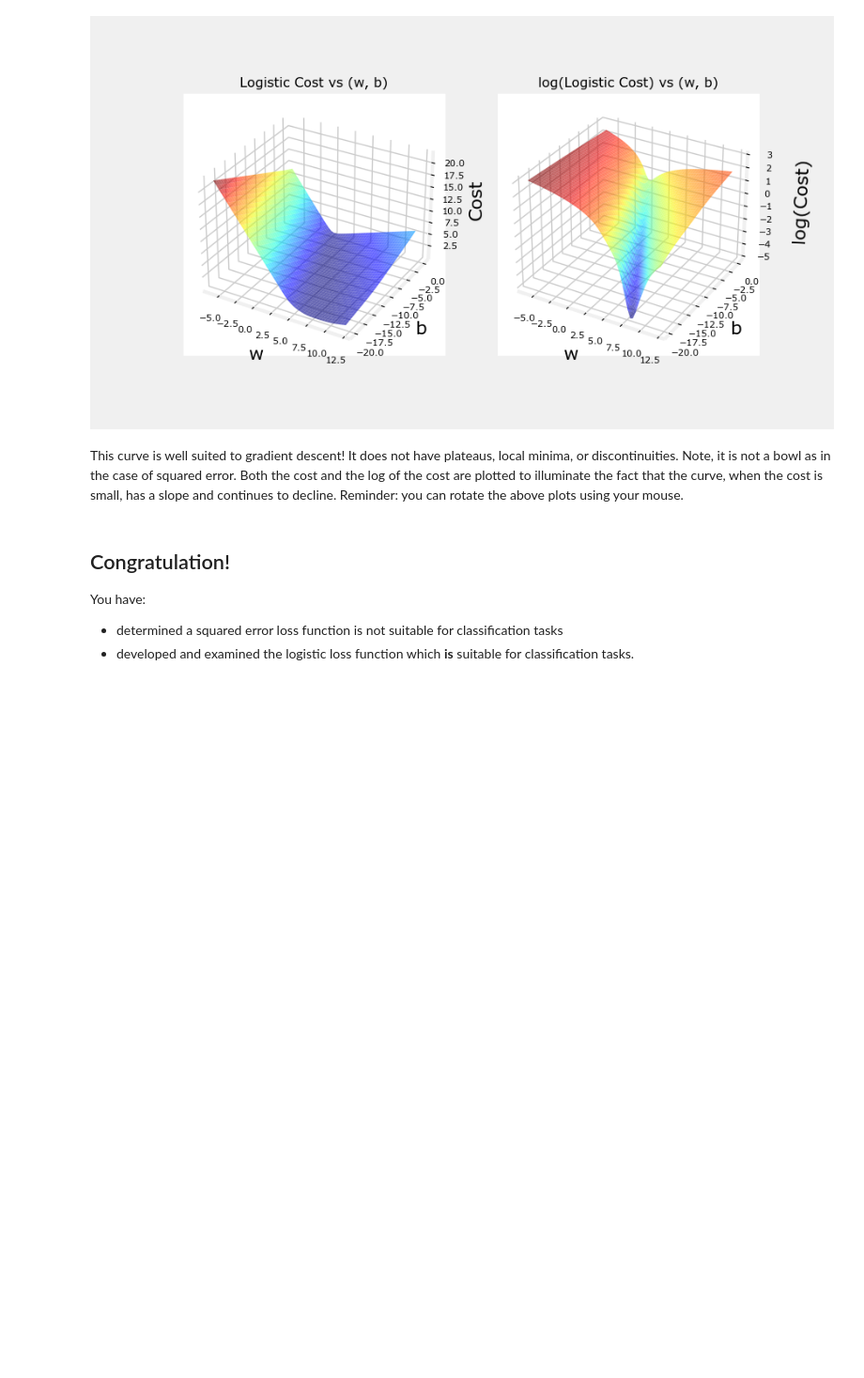
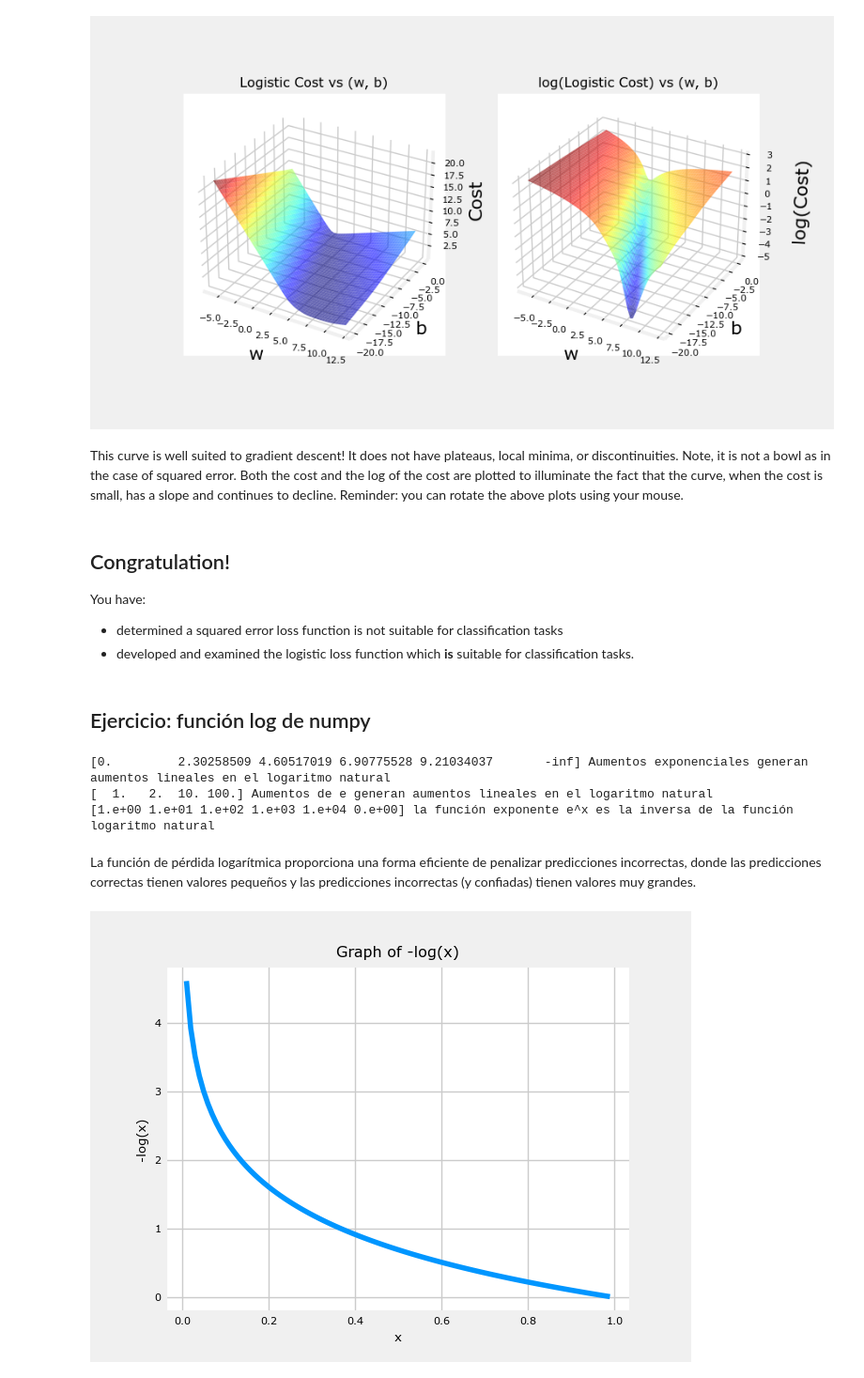
Before and after one commit to Rodmr092/ML-Intro-Andrew-NG, a Jupyter notebook: C1-Supervised ML_Regression and Classification/Week 3/C1_W3_Lab04_LogisticLoss_Soln.ipynb, the cells around one changed output. Shown at 94% size. Cells and saved outputs as stored; diff of their text form; code cells hidden in the pictures; blank space fills up the shorter version.

```diff
--- a/C1-Supervised ML_Regression and Classification/Week 3/C1_W3_Lab04_LogisticLoss_Soln.ipynb
+++ b/C1-Supervised ML_Regression and Classification/Week 3/C1_W3_Lab04_LogisticLoss_Soln.ipynb
@@ -119,3 +119,45 @@ This curve is well suited to gradient descent! It does not have plateaus, local
 You have:
  - determined a squared error loss function is not suitable for classification tasks
  - developed and examined the logistic loss function which **is** suitable for classification tasks.
+# %% [markdown]
+## Ejercicio: función log de numpy
+# %%
+import numpy as np
+
+# Creando un arreglo de valores
+valores = np.array([1, 10, 100, 1000, 10000, 10**-1000]) # Aumentos exponenciales generan aumentos lineales en el logaritmo natural
+valores_e = np.array([np.e, np.e**2, np.e**10, np.e**100])
+# Calculando el logaritmo natural
+log_valores = np.log(valores)
+log_valores_e = np.log(valores_e)
+# Exp es la inversa de log
+exp_log_valores = np.exp(log_valores)
+print(f"{log_valores} Aumentos exponenciales generan aumentos lineales en el logaritmo natural")
+print(f"{log_valores_e} Aumentos de e generan aumentos lineales en el logaritmo natural")
+print(f"{exp_log_valores} la función exponente e^x es la inversa de la función logaritmo natural")
+# %% [output]
+[0.         2.30258509 4.60517019 6.90775528 9.21034037       -inf] Aumentos exponenciales generan aumentos lineales en el logaritmo natural
+[  1.   2.  10. 100.] Aumentos de e generan aumentos lineales en el logaritmo natural
+[1.e+00 1.e+01 1.e+02 1.e+03 1.e+04 0.e+00] la función exponente e^x es la inversa de la función logaritmo natural
+# %% [markdown]
+La función de pérdida logarítmica proporciona una forma eficiente de penalizar predicciones incorrectas, donde las predicciones correctas tienen valores pequeños y las predicciones incorrectas (y confiadas) tienen valores muy grandes.
+# %%
+import numpy as np
+import matplotlib.pyplot as plt
+
+# Generate values from 0.01 to 0.99
+x = np.linspace(0.01, 0.99, 100)
+
+# Compute the function -log(x)
+y = -np.log(x)
+
+# Plot the graph
+plt.figure()
+plt.plot(x, y)
+plt.xlabel('x')
+plt.ylabel('-log(x)')
+plt.title('Graph of -log(x)')
+plt.grid(True)
+plt.show()
+# %% [output]
+[figure, added]
```
Also changed, not shown: parts of 1 cell of this notebook.
